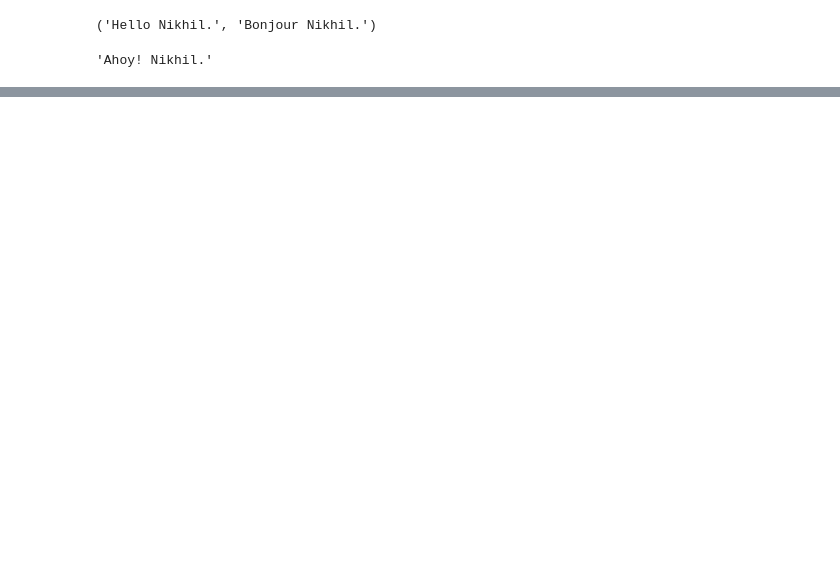
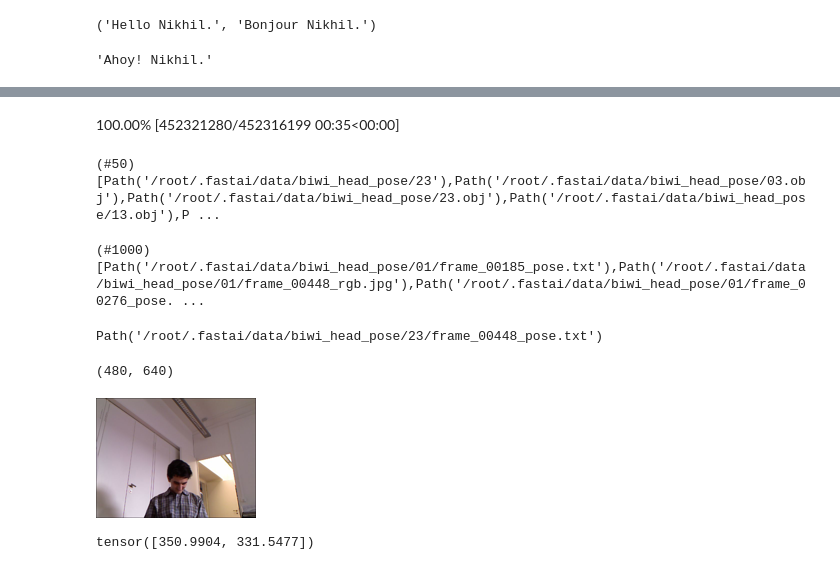
Before and after one commit to satani99/practical_deep_learning_for_coders, a Jupyter notebook: fast_ai_6.ipynb, the cells around one changed output, grey strips where cells are left out. Cells and saved outputs as stored; diff of their text form; code cells hidden in the pictures; blank space fills up the shorter version.

```diff
--- a/fast_ai_6.ipynb
+++ b/fast_ai_6.ipynb
@@ -217,0 +218,27 @@ plt.plot(xs, accs);
+# %%
+path = untar_data(URLs.BIWI_HEAD_POSE)
+# %% [output]
+100.00% [452321280/452316199 00:35<00:00]
+# %%
+path.ls()
+# %% [output]
+(#50) [Path('/root/.fastai/data/biwi_head_pose/23'),Path('/root/.fastai/data/biwi_head_pose/03.obj'),Path('/root/.fastai/data/biwi_head_pose/23.obj'),Path('/root/.fastai/data/biwi_head_pose/13.obj'),P ...
+# %%
+(path/'01').ls()
+# %% [output]
+(#1000) [Path('/root/.fastai/data/biwi_head_pose/01/frame_00185_pose.txt'),Path('/root/.fastai/data/biwi_head_pose/01/frame_00448_rgb.jpg'),Path('/root/.fastai/data/biwi_head_pose/01/frame_00276_pose. ...
+# %%
+img_file = get_image_files(path)
+def img2pose(x): return Path(f'{str(x)[:-7]}pose.txt')
+img2pose(img_file[0])
+# %% [output]
+Path('/root/.fastai/data/biwi_head_pose/23/frame_00448_pose.txt')
+# %%
+im = PILImage.create(img_file[0])
+im.shape
+# %% [output]
+(480, 640)
+# %%
+im.to_thumb(160)
+# %% [output]
+[figure, added]
@@ -217,0 +252,4 @@ plt.plot(xs, accs);
+# %%
+get_ctr(img_file[0])
+# %% [output]
+tensor([350.9904, 331.5477])
```
Also changed, not shown: parts of 24 cells of this notebook.
